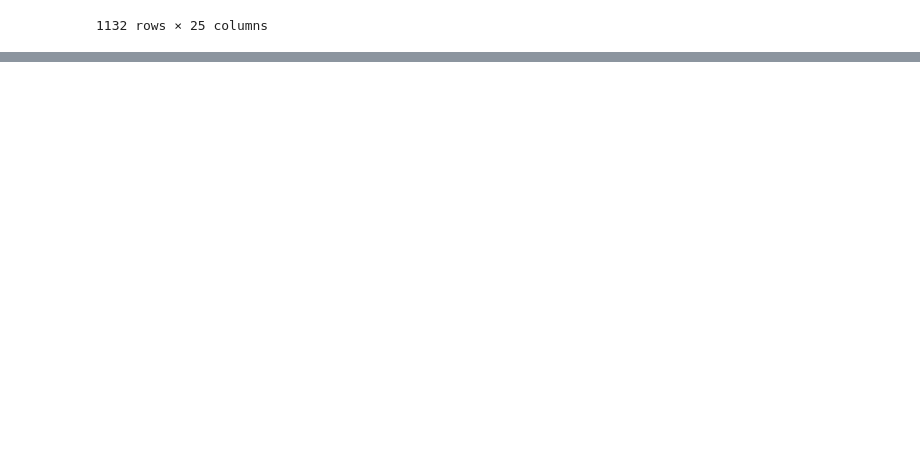
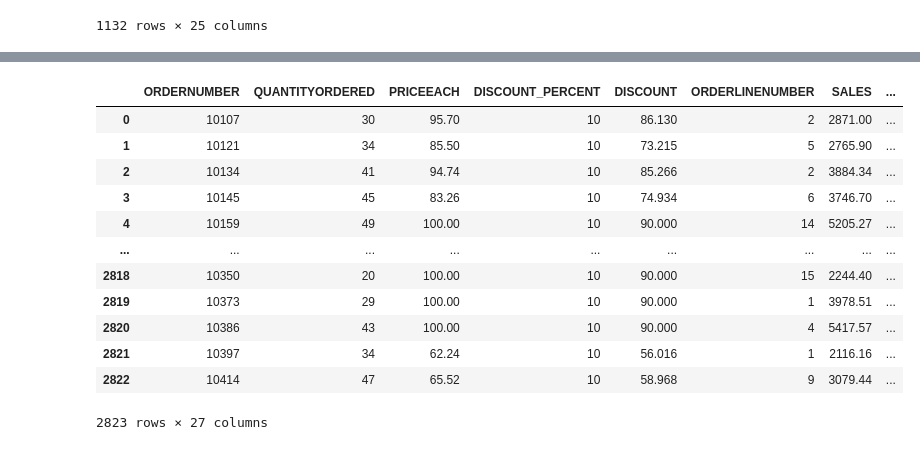
Before and after one commit to isttiiak/Learning-Data-Science, a Jupyter notebook: pandas/pandas-1.ipynb, the cells around one changed output, grey strips where cells are left out. Drawn from its saved outputs; the diff is of its cells as text; code cells hidden in the pictures; blank space fills up the shorter version.

```diff
--- a/pandas/pandas-1.ipynb
+++ b/pandas/pandas-1.ipynb
@@ -265,0 +342,20 @@ df[(df["QTR_ID"] > 3) | (df["STATUS"] == 'On Hold') ]
+# %%
+# update a specific row value in a dataframe
+
+df.loc[1, "PRICEEACH"] = 85.5
+
+df
+# %% [output]
+|  | ORDERNUMBER | QUANTITYORDERED | PRICEEACH | DISCOUNT_PERCENT | DISCOUNT | ORDERLINENUMBER | SALES | ... |
+| 0 | 10107 | 30 | 95.70 | 10 | 86.130 | 2 | 2871.00 | ... |
+| 1 | 10121 | 34 | 85.50 | 10 | 73.215 | 5 | 2765.90 | ... |
+| 2 | 10134 | 41 | 94.74 | 10 | 85.266 | 2 | 3884.34 | ... |
+| 3 | 10145 | 45 | 83.26 | 10 | 74.934 | 6 | 3746.70 | ... |
+| 4 | 10159 | 49 | 100.00 | 10 | 90.000 | 14 | 5205.27 | ... |
+| ... | ... | ... | ... | ... | ... | ... | ... | ... |
+| 2818 | 10350 | 20 | 100.00 | 10 | 90.000 | 15 | 2244.40 | ... |
+| 2819 | 10373 | 29 | 100.00 | 10 | 90.000 | 1 | 3978.51 | ... |
+| 2820 | 10386 | 43 | 100.00 | 10 | 90.000 | 4 | 5417.57 | ... |
+| 2821 | 10397 | 34 | 62.24 | 10 | 56.016 | 1 | 2116.16 | ... |
+| 2822 | 10414 | 47 | 65.52 | 10 | 58.968 | 9 | 3079.44 | ... |
+2823 rows × 27 columns
```
Also changed, not shown: parts of 23 cells of this notebook.
